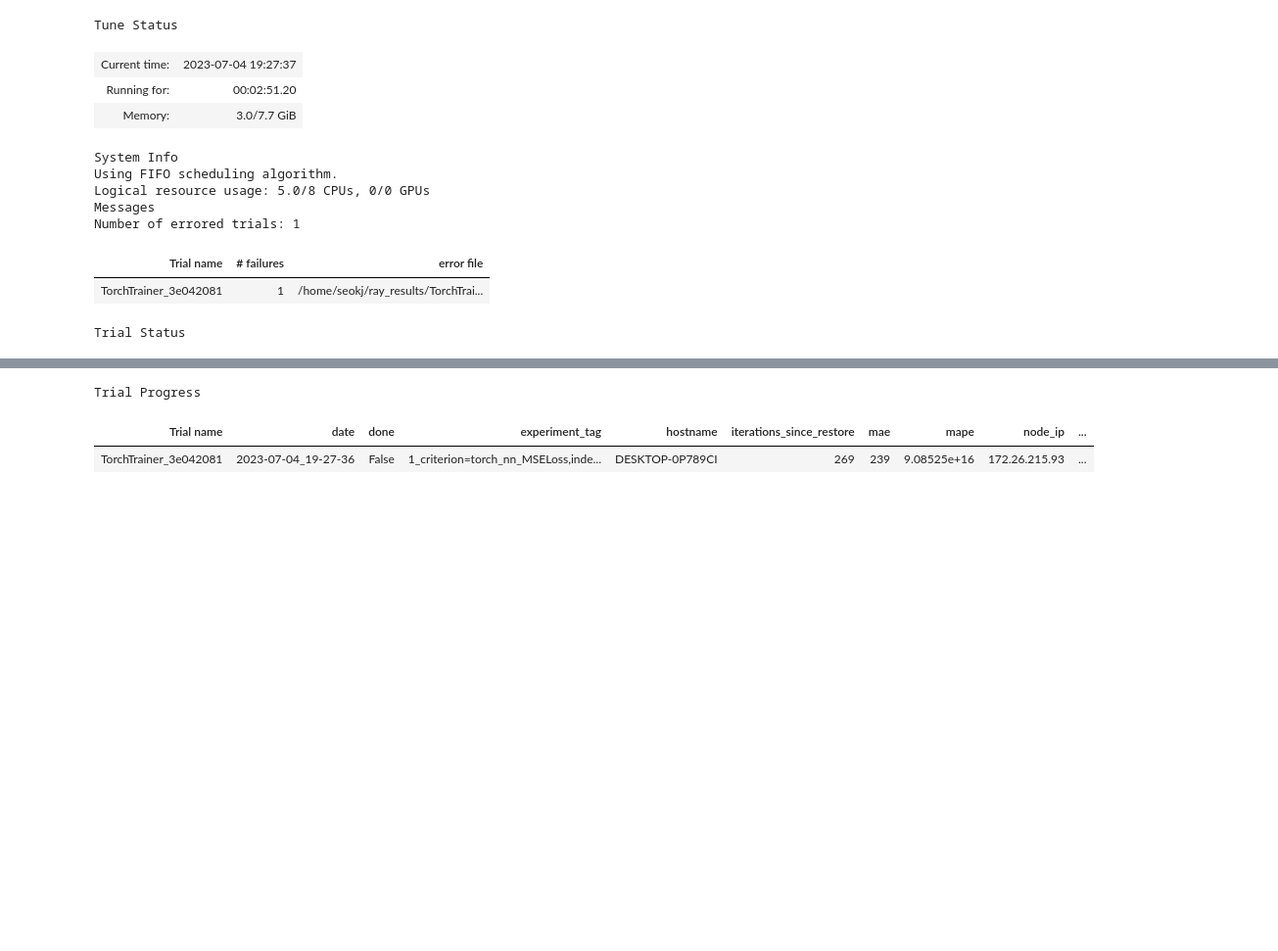
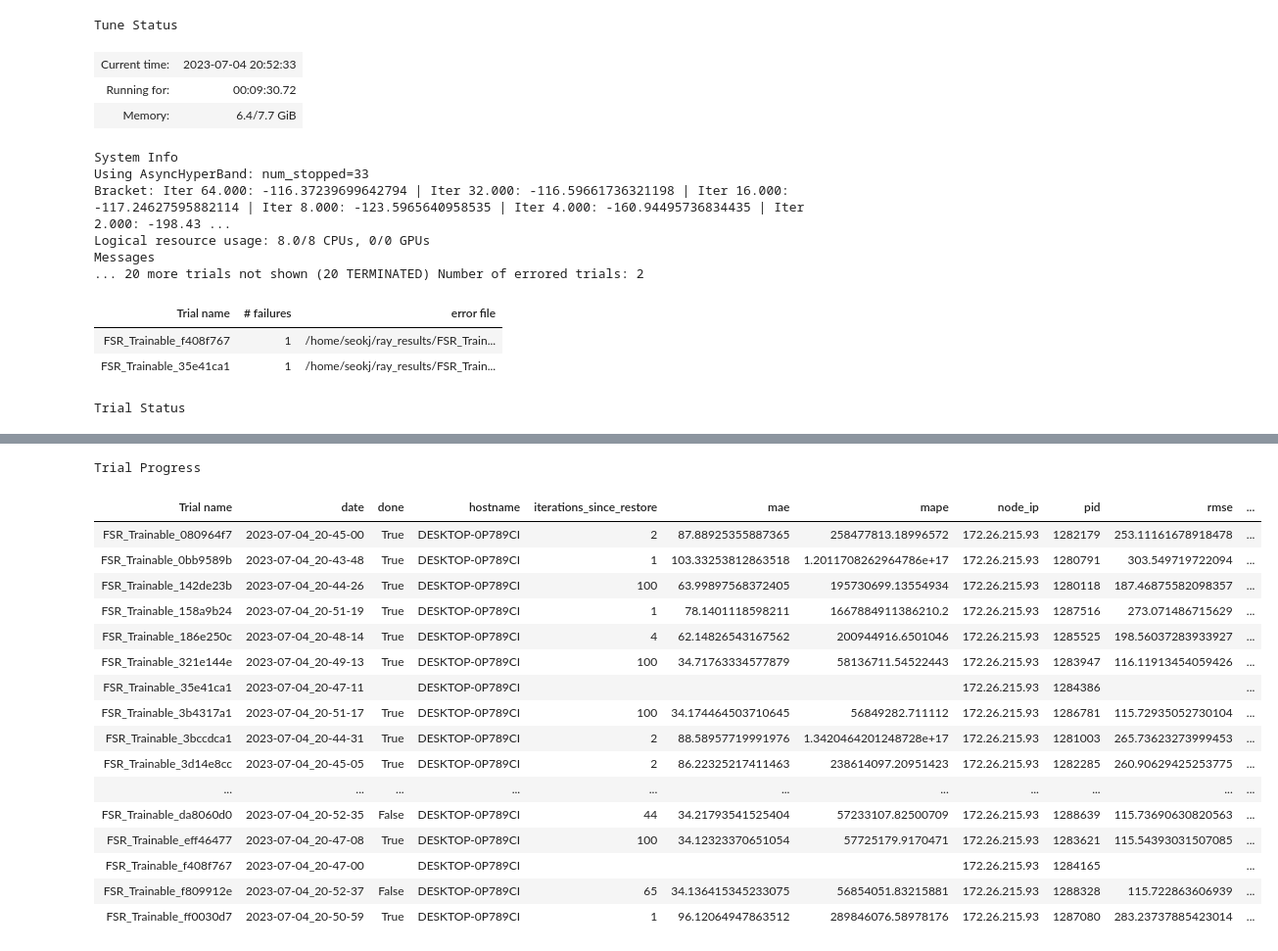
Before and after one commit to seokjin1013/FSR-prediction, a Jupyter notebook: task1.ipynb, the cells around one changed output, grey strips where cells are left out. Shown: that part at 98% size. Saved outputs shown, nothing was run; the diff lists cells and outputs as text; code cells hidden in the pictures; blank space fills up the shorter version.

```diff
--- a/task1.ipynb
+++ b/task1.ipynb
@@ -38,32 +52,42 @@ import ray.tune
 import ray.air
 import ray.air.integrations.wandb
 import ray.tune.schedulers
+from fsr_trainable import FSR_Trainable
 import ray.tune.search
 import ray.tune.search.optuna
-import ray_train_trainer
 
 tuner = ray.tune.Tuner(
-    trainable=ray_train_trainer.trainer,
+    trainable=ray.tune.with_resources(
+        FSR_Trainable, {'cpu':2},
+    ),
     tune_config=ray.tune.TuneConfig(
-        # scheduler=ray.tune.schedulers.ASHAScheduler(
-        #     max_t=500,
-        #     grace_period=1,
-        #     reduction_factor=2,
-        #     brackets=1,
-        #     metric='rmse',
-        #     mode='min',
-        # ),
+        num_samples=1000,
+        scheduler=ray.tune.schedulers.ASHAScheduler(
+            max_t=100,
+            grace_period=1,
+            reduction_factor=2,
+            brackets=1,
+            metric='rmse',
+            mode='min',
+        ),
         search_alg=ray.tune.search.optuna.OptunaSearch(
             space=define_searchspace,
             metric='rmse',
             mode='min',
         ),
     ),
-    # run_config=ray.air.RunConfig(
-    #     callbacks=[
-    #         ray.air.integrations.wandb.WandbLoggerCallback(project='FSR-prediction'),
-    #     ],
-    # ),
+    run_config=ray.air.RunConfig(
+        callbacks=[
+            ray.air.integrations.wandb.WandbLoggerCallback(project='FSR-prediction'),
+        ],
+        checkpoint_config=ray.air.CheckpointConfig(
+            num_to_keep=3,
+            checkpoint_score_attribute='rmse',
+            checkpoint_score_order='min',
+            checkpoint_frequency=5,
+            checkpoint_at_end=True,
+        ),
+    ),
 )
 results = tuner.fit()
 # %% [output]
@@ -73,12 +97,14 @@ results = tuner.fit()
 Tune Status
-| Current time: | 2023-07-04 19:27:37 |
-| Running for: | 00:02:51.20 |
-| Memory: | 3.0/7.7 GiB |
+| Current time: | 2023-07-04 20:52:33 |
+| Running for: | 00:09:30.72 |
+| Memory: | 6.4/7.7 GiB |
 System Info
-Using FIFO scheduling algorithm.
-Logical resource usage: 5.0/8 CPUs, 0/0 GPUs
+Using AsyncHyperBand: num_stopped=33
+Bracket: Iter 64.000: -116.37239699642794 | Iter 32.000: -116.59661736321198 | Iter 16.000: -117.24627595882114 | Iter 8.000: -123.5965640958535 | Iter 4.000: -160.94495736834435 | Iter 2.000: -198.43 ...
+Logical resource usage: 8.0/8 CPUs, 0/0 GPUs
 Messages
-Number of errored trials: 1
+... 20 more trials not shown (20 TERMINATED) Number of errored trials: 2
 | Trial name | # failures | error file |
-| TorchTrainer_3e042081 | 1 | /home/seokj/ray_results/TorchTrai... |
+| FSR_Trainable_f408f767 | 1 | /home/seokj/ray_results/FSR_Train... |
+| FSR_Trainable_35e41ca1 | 1 | /home/seokj/ray_results/FSR_Train... |
 Trial Status
@@ -91,3 +129,18 @@ Trial Status
 Trial Progress
-| Trial name | date | done | experiment_tag | hostname | iterations_since_restore | mae | mape | node_ip | ... |
-| TorchTrainer_3e042081 | 2023-07-04_19-27-36 | False | 1_criterion=torch_nn_MSELoss,inde... | DESKTOP-0P789CI | 269 | 239 | 9.08525e+16 | 172.26.215.93 | ... |
+| Trial name | date | done | hostname | iterations_since_restore | mae | mape | node_ip | pid | rmse | ... |
+| FSR_Trainable_080964f7 | 2023-07-04_20-45-00 | True | DESKTOP-0P789CI | 2 | 87.88925355887365 | 258477813.18996572 | 172.26.215.93 | 1282179 | 253.11161678918478 | ... |
+| FSR_Trainable_0bb9589b | 2023-07-04_20-43-48 | True | DESKTOP-0P789CI | 1 | 103.33253812863518 | 1.2011708262964786e+17 | 172.26.215.93 | 1280791 | 303.549719722094 | ... |
+| FSR_Trainable_142de23b | 2023-07-04_20-44-26 | True | DESKTOP-0P789CI | 100 | 63.99897568372405 | 195730699.13554934 | 172.26.215.93 | 1280118 | 187.46875582098357 | ... |
+| FSR_Trainable_158a9b24 | 2023-07-04_20-51-19 | True | DESKTOP-0P789CI | 1 | 78.1401118598211 | 1667884911386210.2 | 172.26.215.93 | 1287516 | 273.071486715629 | ... |
+| FSR_Trainable_186e250c | 2023-07-04_20-48-14 | True | DESKTOP-0P789CI | 4 | 62.14826543167562 | 200944916.6501046 | 172.26.215.93 | 1285525 | 198.56037283933927 | ... |
+| FSR_Trainable_321e144e | 2023-07-04_20-49-13 | True | DESKTOP-0P789CI | 100 | 34.71763334577879 | 58136711.54522443 | 172.26.215.93 | 1283947 | 116.11913454059426 | ... |
+| FSR_Trainable_35e41ca1 | 2023-07-04_20-47-11 |  | DESKTOP-0P789CI |  |  |  | 172.26.215.93 | 1284386 |  | ... |
+| FSR_Trainable_3b4317a1 | 2023-07-04_20-51-17 | True | DESKTOP-0P789CI | 100 | 34.174464503710645 | 56849282.711112 | 172.26.215.93 | 1286781 | 115.72935052730104 | ... |
+| FSR_Trainable_3bccdca1 | 2023-07-04_20-44-31 | True | DESKTOP-0P789CI | 2 | 88.58957719991976 | 1.3420464201248728e+17 | 172.26.215.93 | 1281003 | 265.73623273999453 | ... |
+| FSR_Trainable_3d14e8cc | 2023-07-04_20-45-05 | True | DESKTOP-0P789CI | 2 | 86.22325217411463 | 238614097.20951423 | 172.26.215.93 | 1282285 | 260.90629425253775 | ... |
+| ... | ... | ... | ... | ... | ... | ... | ... | ... | ... | ... |
+| FSR_Trainable_da8060d0 | 2023-07-04_20-52-35 | False | DESKTOP-0P789CI | 44 | 34.21793541525404 | 57233107.82500709 | 172.26.215.93 | 1288639 | 115.73690630820563 | ... |
+| FSR_Trainable_eff46477 | 2023-07-04_20-47-08 | True | DESKTOP-0P789CI | 100 | 34.12323370651054 | 57725179.9170471 | 172.26.215.93 | 1283621 | 115.54393031507085 | ... |
+| FSR_Trainable_f408f767 | 2023-07-04_20-47-00 |  | DESKTOP-0P789CI |  |  |  | 172.26.215.93 | 1284165 |  | ... |
+| FSR_Trainable_f809912e | 2023-07-04_20-52-37 | False | DESKTOP-0P789CI | 65 | 34.136415345233075 | 56854051.83215881 | 172.26.215.93 | 1288328 | 115.722863606939 | ... |
+| FSR_Trainable_ff0030d7 | 2023-07-04_20-50-59 | True | DESKTOP-0P789CI | 1 | 96.12064947863512 | 289846076.58978176 | 172.26.215.93 | 1287080 | 283.23737885423014 | ... |
```
Also changed, not shown: parts of 4 cells of this notebook, 25 other files.
